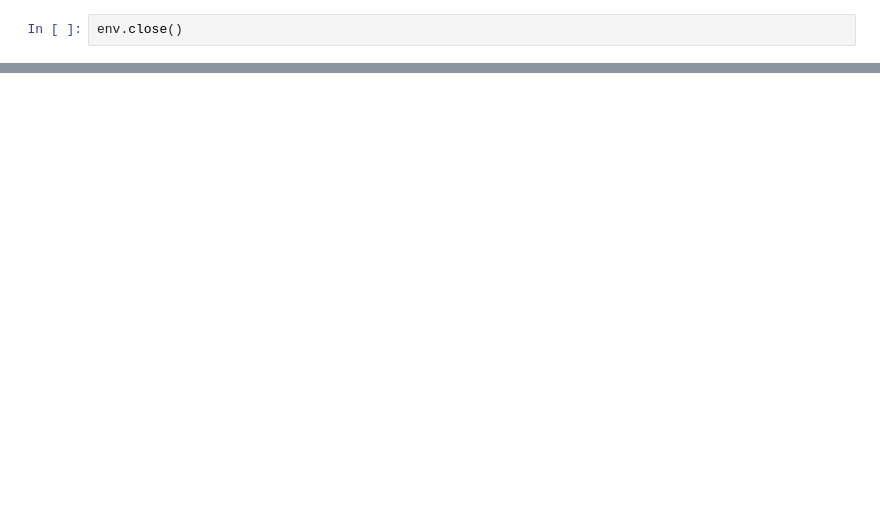
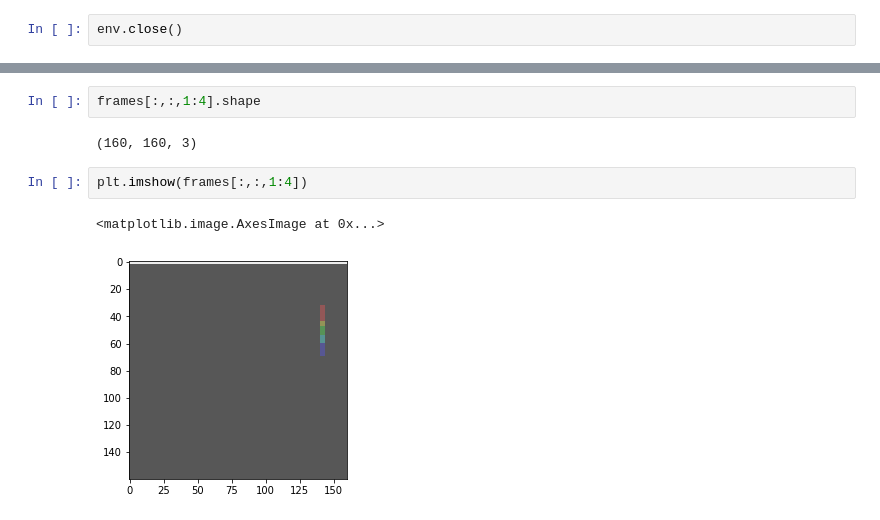
Before and after one commit to kipgparker/Reinforcement, a Jupyter notebook: working.ipynb, the cells around one changed output, grey strips where cells are left out. Saved outputs shown, nothing was run; the diff lists cells and outputs as text; blank space fills up the shorter version.

```diff
--- a/working.ipynb
+++ b/working.ipynb
@@ -169,0 +225,9 @@ env.close()
+# %%
+frames[:,:,1:4].shape
+# %% [output]
+(160, 160, 3)
+# %%
+plt.imshow(frames[:,:,1:4])
+# %% [output]
+<matplotlib.image.AxesImage at 0x...>
+[figure, added]
```
Also changed, not shown: parts of 8 cells of this notebook, 6 other files.
